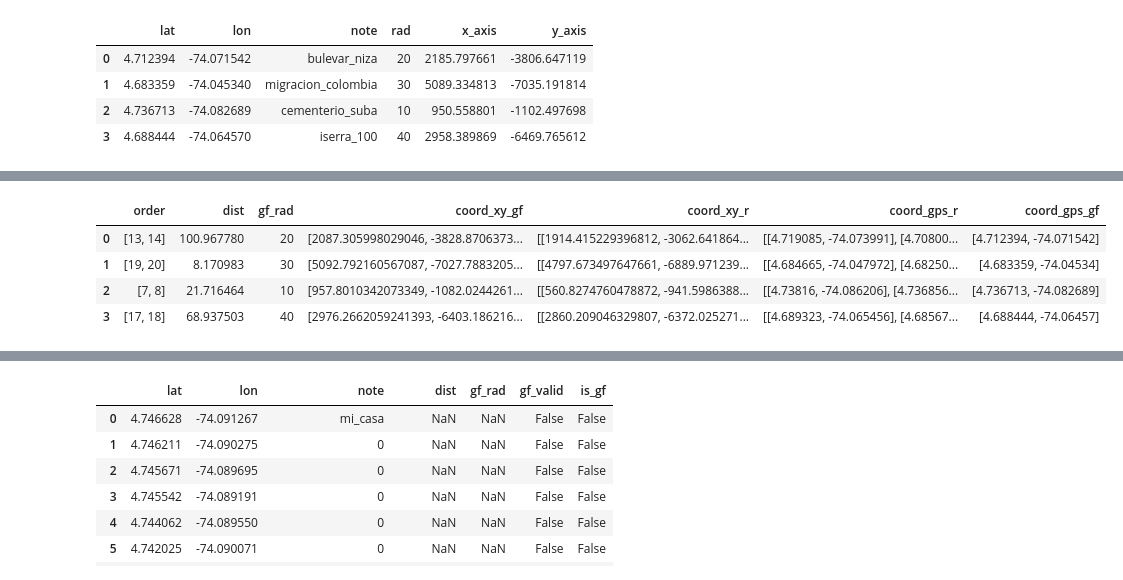
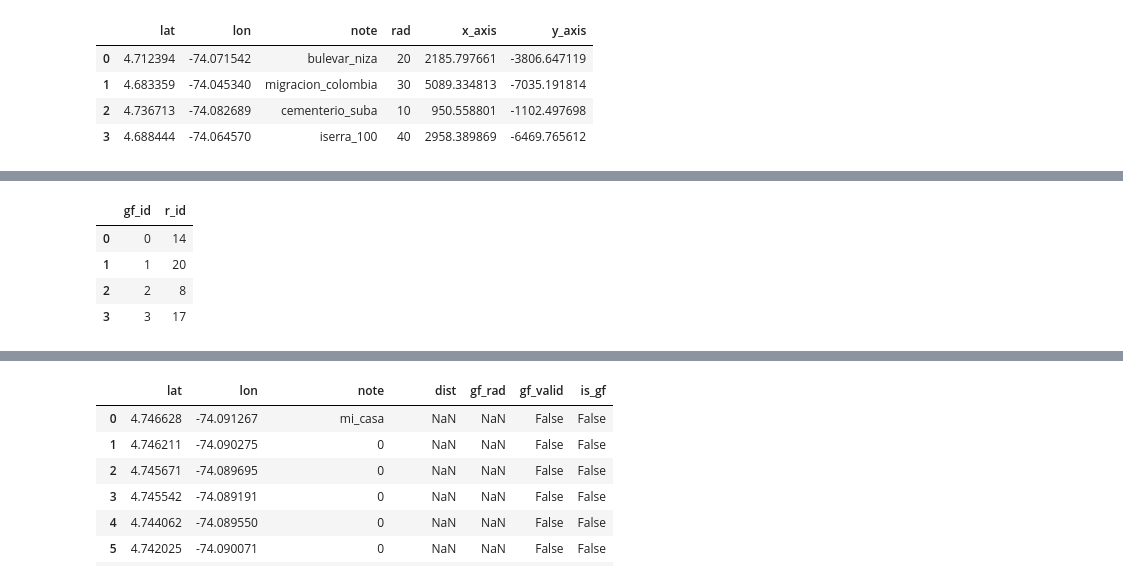
Before and after one commit to JorgeIvanJH/gps-coords-handling, a Jupyter notebook: geofence_ordening_final.ipynb, the cells around one changed output, grey strips where cells are left out. Cells and saved outputs as stored; diff of their text form; code cells hidden in the pictures.

Commit message:
Documentación y eliminación de valores de salida no necesarios en "gf_within_r"

```diff
--- a/geofence_ordening_final.ipynb
+++ b/geofence_ordening_final.ipynb
@@ -436,0 +483,3 @@ display(dist_df)
+# %%
+dist_df = euclidean_dist(df_route, df_geofences)
+display(dist_df)
@@ -437,11 +504,12 @@ display(dist_df)
 # %%
 min_dist_df = dist_df.idxmin(axis=0).reset_index().rename(
-    columns={"index": "gf_id", 0: "r_id"})
-values_within = pd.DataFrame(gf_within_r(min_dist_df, df_route, df_geofences))
-values_within
+    columns={"index": "gf_id", 0: "r_id"}) # identificación de distancia mínima
+# gf_id: id de geocerca
+# r_id: id de punto de ruta
+min_dist_df
 # %% [output]
-|  | order | dist | gf_rad | coord_xy_gf | coord_xy_r | coord_gps_r | coord_gps_gf |
-| 0 | [13, 14] | 100.967780 | 20 | [2087.305998029046, -3828.8706373... | [[1914.415229396812, -3062.641864... | [[4.719085, -74.073991], [4.70800... | [4.712394, -74.071542] |
-| 1 | [19, 20] | 8.170983 | 30 | [5092.792160567087, -7027.7883205... | [[4797.673497647661, -6889.971239... | [[4.684665, -74.047972], [4.68250... | [4.683359, -74.04534] |
-| 2 | [7, 8] | 21.716464 | 10 | [957.8010342073349, -1082.0244261... | [[560.8274760478872, -941.5986388... | [[4.73816, -74.086206], [4.736856... | [4.736713, -74.082689] |
-| 3 | [17, 18] | 68.937503 | 40 | [2976.2662059241393, -6403.186216... | [[2860.209046329807, -6372.025271... | [[4.689323, -74.065456], [4.68567... | [4.688444, -74.06457] |
+|  | gf_id | r_id |
+| 0 | 0 | 14 |
+| 1 | 1 | 20 |
+| 2 | 2 | 8 |
+| 3 | 3 | 17 |
```
Also changed, not shown: parts of 6 cells of this notebook.
